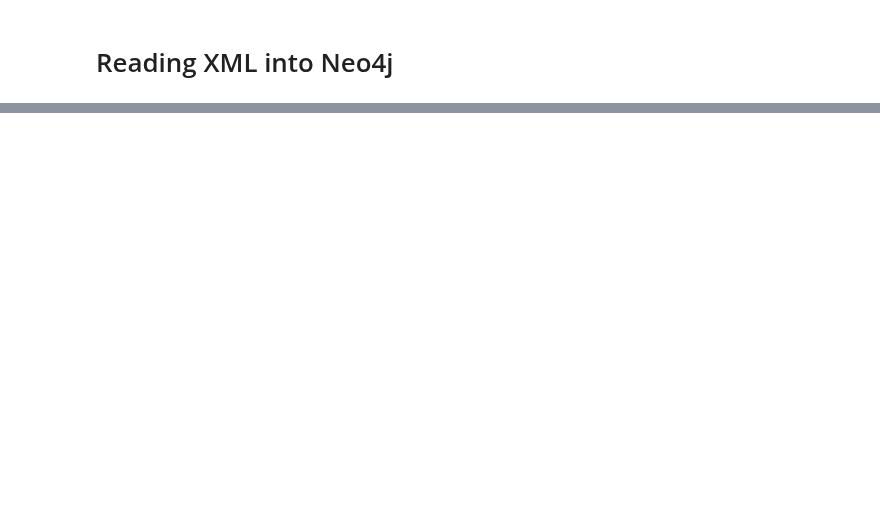
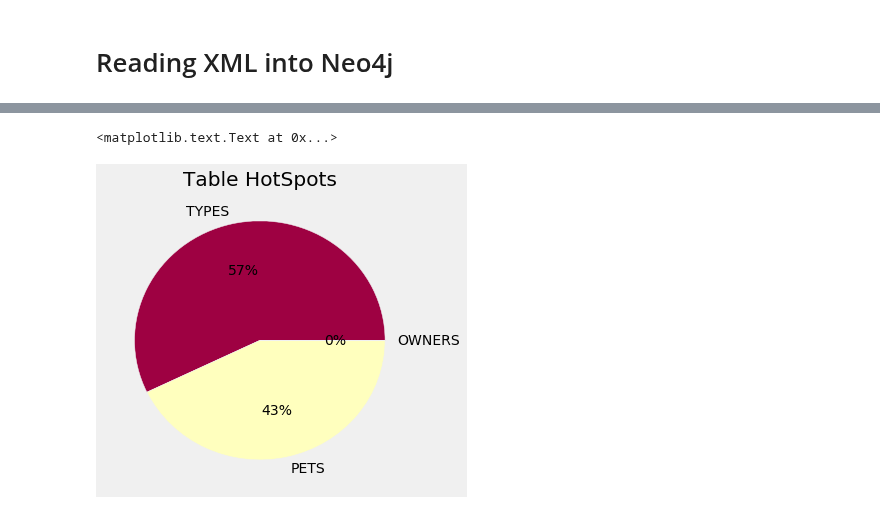
Before and after one commit to feststelltaste/software-analytics, a Jupyter notebook: notebooks/Mining performance HotSpots with JProfiler, jQAssistant, Neo4j and Pandas.ipynb, the cells around one changed output, grey strips where cells are left out. Saved outputs shown, nothing was run; the diff lists cells and outputs as text; code cells hidden in the pictures; blank space fills up the shorter version.

```diff
--- a/notebooks/Mining performance HotSpots with JProfiler, jQAssistant, Neo4j and Pandas.ipynb
+++ b/notebooks/Mining performance HotSpots with JProfiler, jQAssistant, Neo4j and Pandas.ipynb
@@ -184,21 +298,24 @@ import pandas as pd
 # %%
 query="""
-MATCH (request:Call)-[:CALLS*]->(entry:Call)-[:CALLS*1..99]->(trigger:Call)-[:CALLS*]->(hotspot:HotSpot)
+MATCH entry_path=shortestPath((request:Call)-[r1:CALLS*]->
+    (entry:Call)), (entry)-[r2:CALLS*]->(trigger:Call),
+    trigger_path=shortestPath((trigger)-[r3:CALLS*]->(fact:HotSpot))
 WHERE
     request.class = "_jprofiler_annotation_class" AND
     entry.class STARTS WITH "org.springframework.samples.petclinic." AND
     trigger.class STARTS WITH "org.springframework.samples.petclinic."
-
-RETURN
+WITH min(length(entry_path)) as test, trigger_path, request, entry, trigger, fact
+RETURN DISTINCT
     request.method as request,
-    request.count as count,
+    request.count as sql_count,
     SPLIT(entry.class, ".")[-1] as entry_class,
     SPLIT(entry.method, ".")[-1] as entry_method,
     SPLIT(trigger.class, ".")[-1] as trigger_class,
     SPLIT(trigger.method, ".")[-1] as trigger_method,
-    hotspot.value as sql,
-    hotspot.count as count_sum
-ORDER BY count DESC
+    fact.value as sql,
+    fact.count as sql_count_sum
+ORDER BY sql_count DESC
 """
-auswertung = pd.DataFrame(graph.run(query).data())
+hotspots = pd.DataFrame(graph.run(query).data())
+hotspots
 # %% [output]
@@ -257,0 +400,15 @@ plotteDaten(top['Zeitdauer'], u"Cloner-Verweildauer")
+# %%
+data = hotspots.groupby('table').\
+    sum().sort_values(by='sql_count', ascending=False)[['sql_count']].head(10)
+
+ax = data['sql_count'].plot(
+    kind='pie',
+    colors=cm.Spectral(np.linspace(0, 1, len(data))),
+    figsize=(5,5),
+    legend=None,
+    autopct='%1.0f%%',
+    title="Table HotSpots")
+ax.set_ylabel("")
+# %% [output]
+<matplotlib.text.Text at 0x...>
+[figure, added]
```
Also changed, not shown: parts of 59 cells of this notebook, 8 other files.
